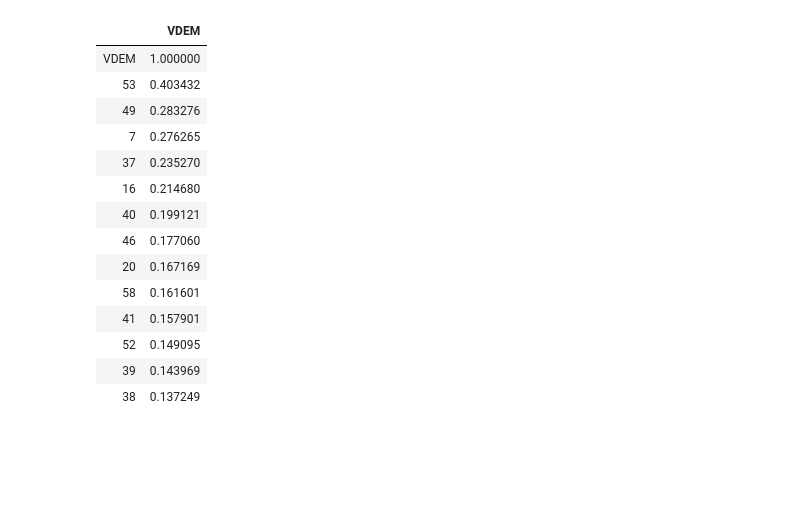
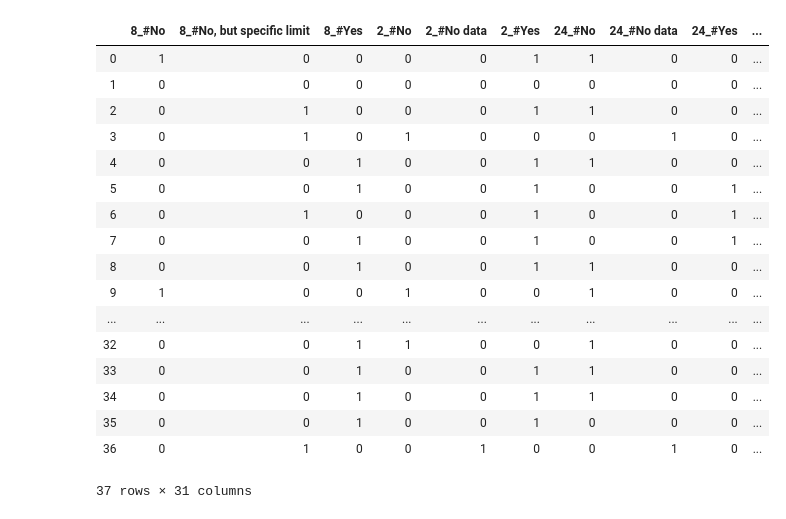
Before and after one commit to luvi01/DemocracyResearch, a Jupyter notebook: Master Function.ipynb, the cells around one changed output. Saved outputs shown, nothing was run; the diff lists cells and outputs as text; code cells hidden in the pictures; blank space fills up the shorter version.

```diff
--- a/Master Function.ipynb
+++ b/Master Function.ipynb
@@ -66,21 +98,0 @@ X = df[[53,
-# %%
-l = db.corr().head(1)
-l = l.transpose()
-l = l.sort_values(by=['VDEM'],ascending=False)
-l.head(14)
-# %% [output]
-|  | VDEM |
-| VDEM | 1.000000 |
-| 53 | 0.403432 |
-| 49 | 0.283276 |
-| 7 | 0.276265 |
-| 37 | 0.235270 |
-| 16 | 0.214680 |
-| 40 | 0.199121 |
-| 46 | 0.177060 |
-| 20 | 0.167169 |
-| 58 | 0.161601 |
-| 41 | 0.157901 |
-| 52 | 0.149095 |
-| 39 | 0.143969 |
-| 38 | 0.137249 |
@@ -87 +111,40 @@ l.head(14)
+# %%
+dici = {}
+rsquared = []
+questions = []
+for c in X.columns:
+    dvar = dummify2(X, c)
+    clf = regress(dvar,Y)
+    rsquared.append(clf.rsquared)
+    questions.append(c)
+
+dici['Rsquared'] = rsquared
+dici['Questions'] = questions
+
+frame = pd.DataFrame.from_dict(dici)
+frame = frame.sort_values(by='Rsquared', ascending=False)
+frame = frame.head(10)
+X = df[list(frame["Questions"])]
+for c in X.columns:
+    X = dummify(X, c)
+X
+# %% [output]
+|  | 8_#No | 8_#No, but specific limit | 8_#Yes | 2_#No | 2_#No data | 2_#Yes | 24_#No | 24_#No data | 24_#Yes | ... |
+| 0 | 1 | 0 | 0 | 0 | 0 | 1 | 1 | 0 | 0 | ... |
+| 1 | 0 | 0 | 0 | 0 | 0 | 0 | 0 | 0 | 0 | ... |
+| 2 | 0 | 1 | 0 | 0 | 0 | 1 | 1 | 0 | 0 | ... |
+| 3 | 0 | 1 | 0 | 1 | 0 | 0 | 0 | 1 | 0 | ... |
+| 4 | 0 | 0 | 1 | 0 | 0 | 1 | 1 | 0 | 0 | ... |
+| 5 | 0 | 0 | 1 | 0 | 0 | 1 | 0 | 0 | 1 | ... |
+| 6 | 0 | 1 | 0 | 0 | 0 | 1 | 0 | 0 | 1 | ... |
+| 7 | 0 | 0 | 1 | 0 | 0 | 1 | 0 | 0 | 1 | ... |
+| 8 | 0 | 0 | 1 | 0 | 0 | 1 | 1 | 0 | 0 | ... |
+| 9 | 1 | 0 | 0 | 1 | 0 | 0 | 1 | 0 | 0 | ... |
+| ... | ... | ... | ... | ... | ... | ... | ... | ... | ... | ... |
+| 32 | 0 | 0 | 1 | 1 | 0 | 0 | 1 | 0 | 0 | ... |
+| 33 | 0 | 0 | 1 | 0 | 0 | 1 | 1 | 0 | 0 | ... |
+| 34 | 0 | 0 | 1 | 0 | 0 | 1 | 1 | 0 | 0 | ... |
+| 35 | 0 | 0 | 1 | 0 | 0 | 1 | 0 | 0 | 0 | ... |
+| 36 | 0 | 1 | 0 | 0 | 1 | 0 | 0 | 1 | 0 | ... |
+37 rows × 31 columns
 # %%
```
Also changed, not shown: parts of 8 cells of this notebook, 2 other files.
